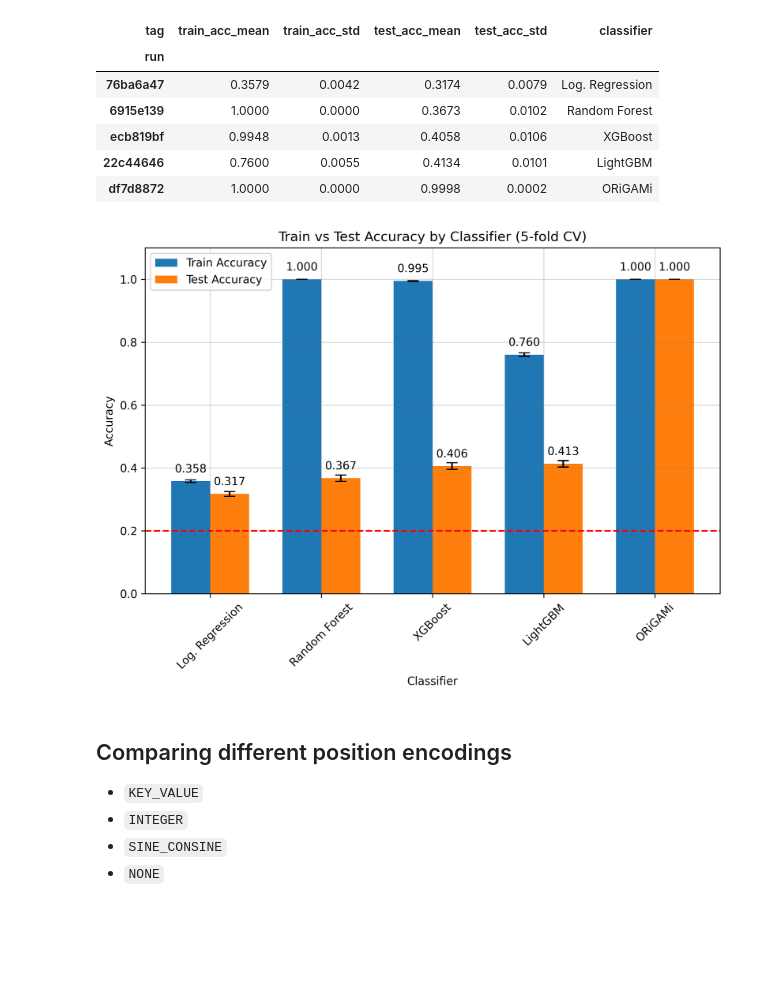
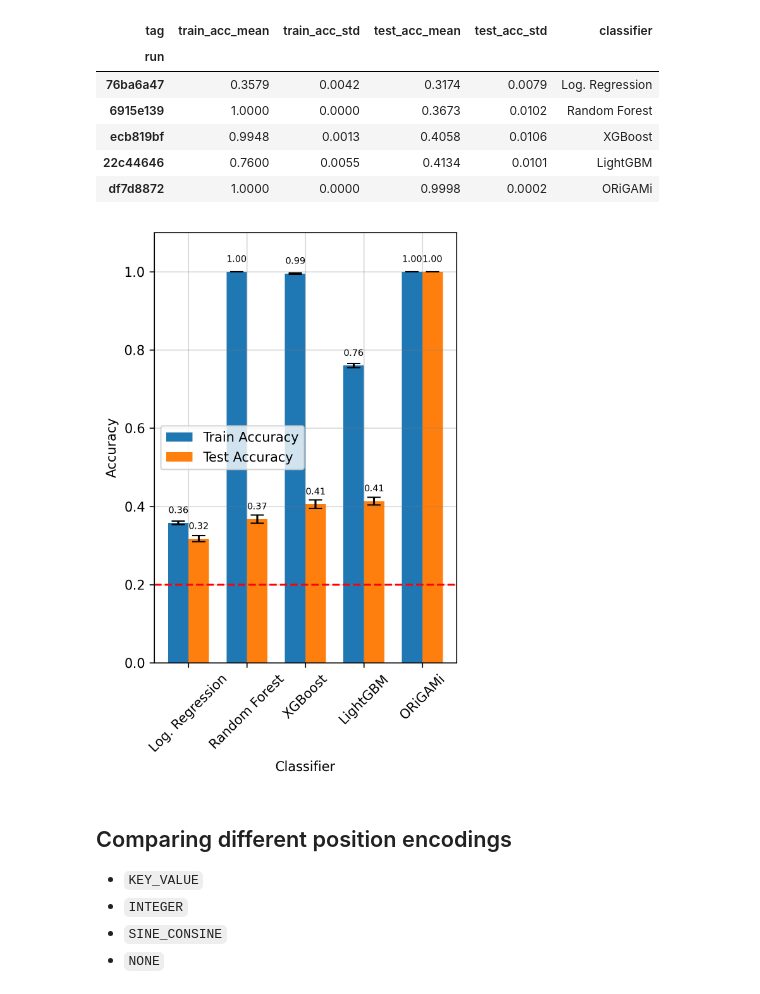
Before and after one commit to rueckstiess/origami, a Jupyter notebook: notebooks/dungeon-results.ipynb, the cells around one changed output. Drawn from its saved outputs; the diff is of its cells as text; code cells hidden in the pictures; blank space fills up the shorter version.

Commit message:
updated dungeons notebook, no headers, smaller plot

```diff
--- a/notebooks/dungeon-results.ipynb
+++ b/notebooks/dungeon-results.ipynb
@@ -69,7 +69,7 @@ import matplotlib.pyplot as plt
 import numpy as np
 
 # Create figure with white background
-plt.figure(figsize=(8, 6), dpi=300, facecolor="white")
+plt.figure(figsize=(4, 6), dpi=300, facecolor="white")
 ax = plt.gca()
 ax.set_facecolor("white")
 
@@ -99,39 +99,41 @@ plt.bar(
 # Customize plot
 plt.xlabel("Classifier")
 plt.ylabel("Accuracy")
-plt.title("Train vs Test Accuracy by Classifier (5-fold CV)")
+# plt.title("Train vs Test Accuracy by Classifier (5-fold CV)")
 plt.xticks(x, classifiers, rotation=45)
-plt.legend()
+plt.legend(loc="center left")
 plt.grid(True, alpha=0.3, color="gray")
 
 # Add value labels on top of bars
 for i in x:
     plt.text(
         i - width / 2,
         stats_df["train_acc_mean"].iloc[i] + 0.02,
-        f'{stats_df["train_acc_mean"].iloc[i]:.3f}',
+        f'{stats_df["train_acc_mean"].iloc[i]:.2f}',
         ha="center",
         va="bottom",
+        fontsize="x-small",
     )
     plt.text(
         i + width / 2,
         stats_df["test_acc_mean"].iloc[i] + 0.02,
-        f'{stats_df["test_acc_mean"].iloc[i]:.3f}',
+        f'{stats_df["test_acc_mean"].iloc[i]:.2f}',
         ha="center",
         va="bottom",
+        fontsize="x-small",
     )
 
 # Adjust layout to prevent label cutoff
 plt.tight_layout()
 
 # draw a red dashed line at y=0.2
 ax.axhline(y=0.2, color="red", linestyle="dashed")
 ax.set_ylim(0.0, 1.1)
 
 # Show plot
 plt.show()
 # %% [output]
-[figure, old version]
+[figure, new version]
 # %% [markdown]
 ## Comparing different position encodings
 
```
Also changed, not shown: parts of 1 cell of this notebook.
